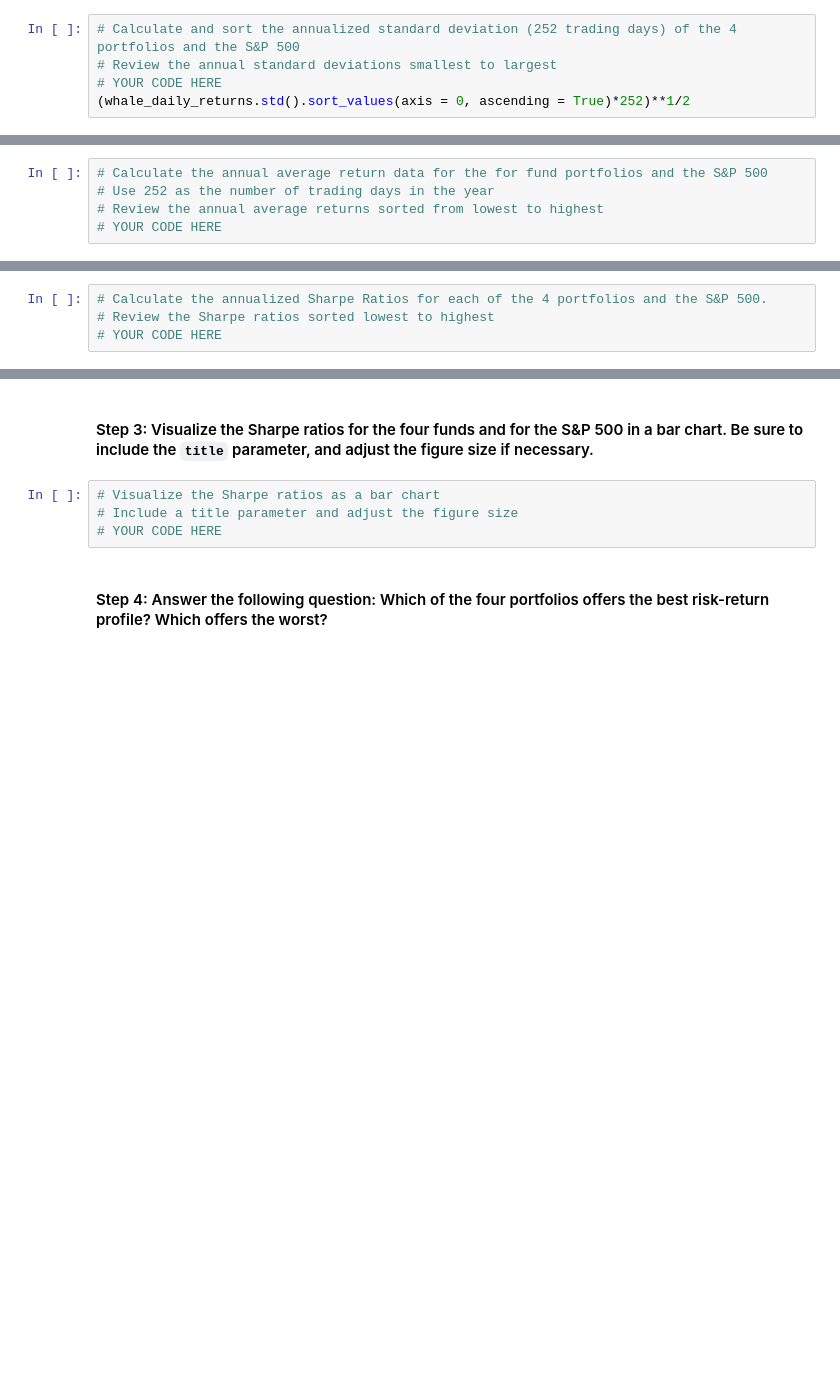
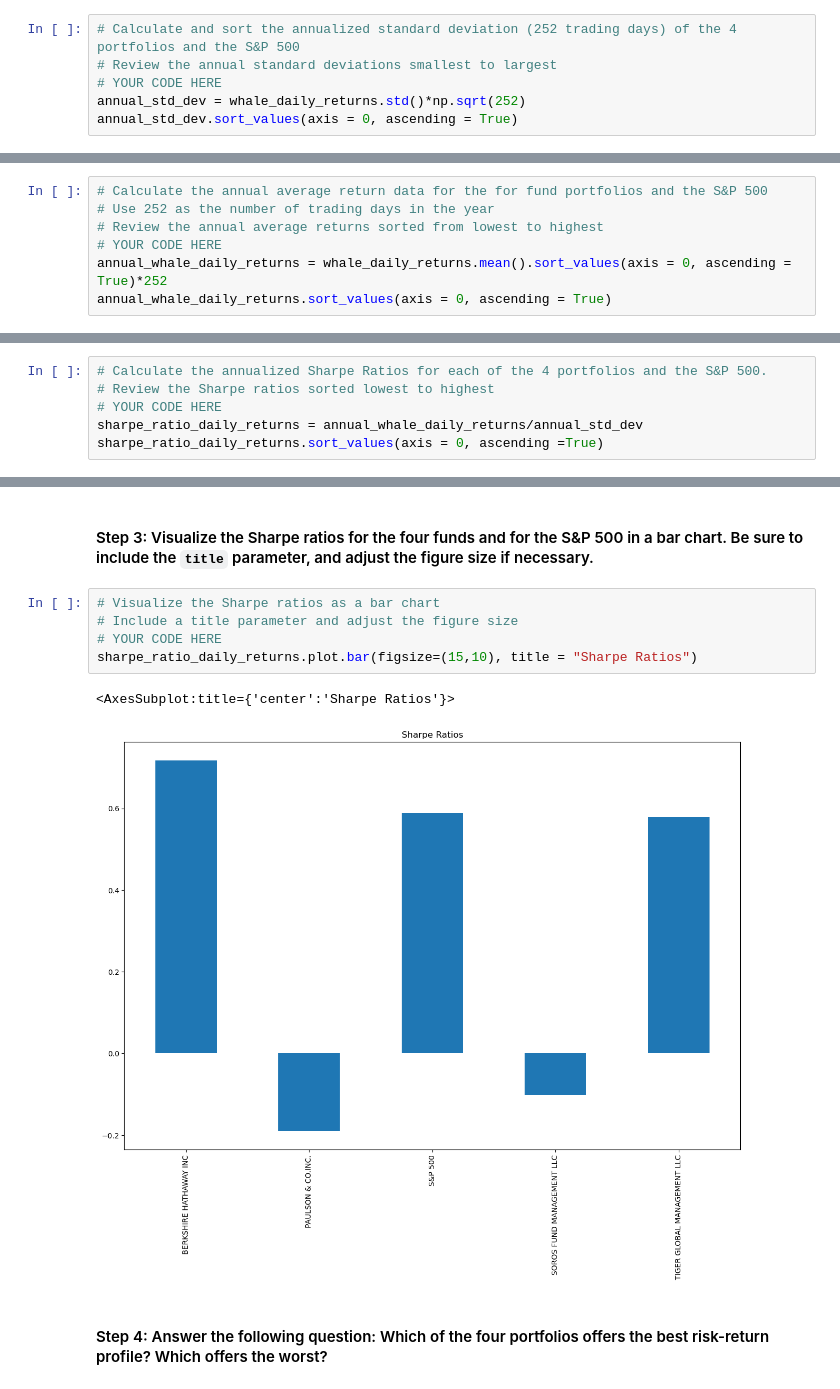
Before and after one commit to ssenhouse/challenge-4-041323, a Jupyter notebook: Starter_Code/risk_return_analysis.ipynb, the cells around one changed output, grey strips where cells are left out. Saved outputs shown, nothing was run; the diff lists cells and outputs as text; blank space fills up the shorter version.

Commit message:
Updated to add charts and calculations for Sharpe Ratio

```diff
--- a/Starter_Code/risk_return_analysis.ipynb
+++ b/Starter_Code/risk_return_analysis.ipynb
@@ -266,5 +267,6 @@ dtype: float64
 # Calculate and sort the annualized standard deviation (252 trading days) of the 4 portfolios and the S&P 500
 # Review the annual standard deviations smallest to largest
 # YOUR CODE HERE
-(whale_daily_returns.std().sort_values(axis = 0, ascending = True)*252)**1/2
+annual_std_dev = whale_daily_returns.std()*np.sqrt(252)
+annual_std_dev.sort_values(axis = 0, ascending = True)
 # %% [output]
@@ -329,3 +331,5 @@ To determine the overall risk of an asset or portfolio, quantitative analysts an
 # Use 252 as the number of trading days in the year
 # Review the annual average returns sorted from lowest to highest
 # YOUR CODE HERE
+annual_whale_daily_returns = whale_daily_returns.mean().sort_values(axis = 0, ascending = True)*252
+annual_whale_daily_returns.sort_values(axis = 0, ascending = True)
@@ -335,3 +346,5 @@ To determine the overall risk of an asset or portfolio, quantitative analysts an
 # Calculate the annualized Sharpe Ratios for each of the 4 portfolios and the S&P 500.
 # Review the Sharpe ratios sorted lowest to highest
 # YOUR CODE HERE
+sharpe_ratio_daily_returns = annual_whale_daily_returns/annual_std_dev
+sharpe_ratio_daily_returns.sort_values(axis = 0, ascending =True)
@@ -340,7 +360,11 @@ To determine the overall risk of an asset or portfolio, quantitative analysts an
 # %%
 # Visualize the Sharpe ratios as a bar chart
 # Include a title parameter and adjust the figure size
 # YOUR CODE HERE
+sharpe_ratio_daily_returns.plot.bar(figsize=(15,10), title = "Sharpe Ratios")
+# %% [output]
+<AxesSubplot:title={'center':'Sharpe Ratios'}>
+[figure, added]
 # %% [markdown]
 #### Step 4: Answer the following question: Which of the four portfolios offers the best risk-return profile? Which offers the worst?
 # %% [markdown]
```
Also changed, not shown: parts of 7 cells of this notebook.
